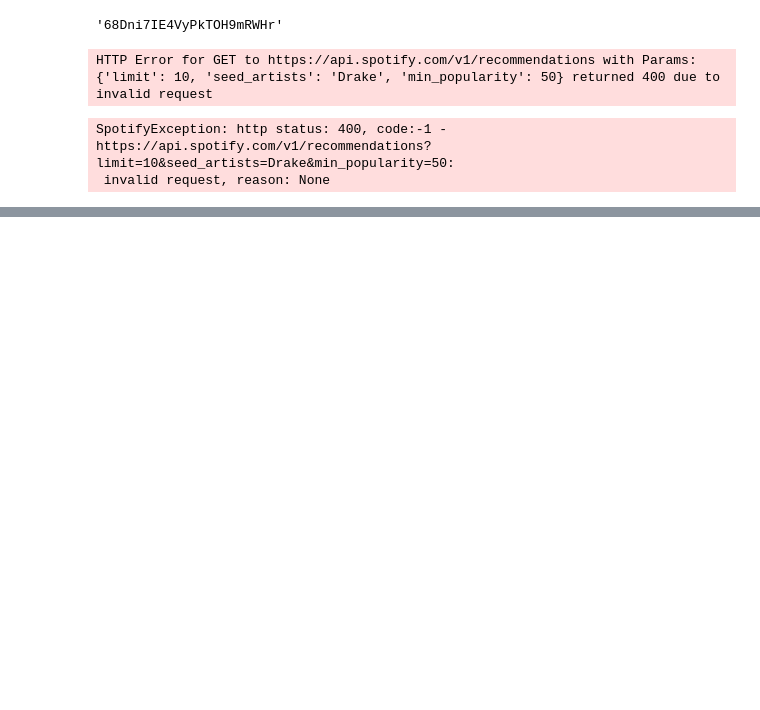
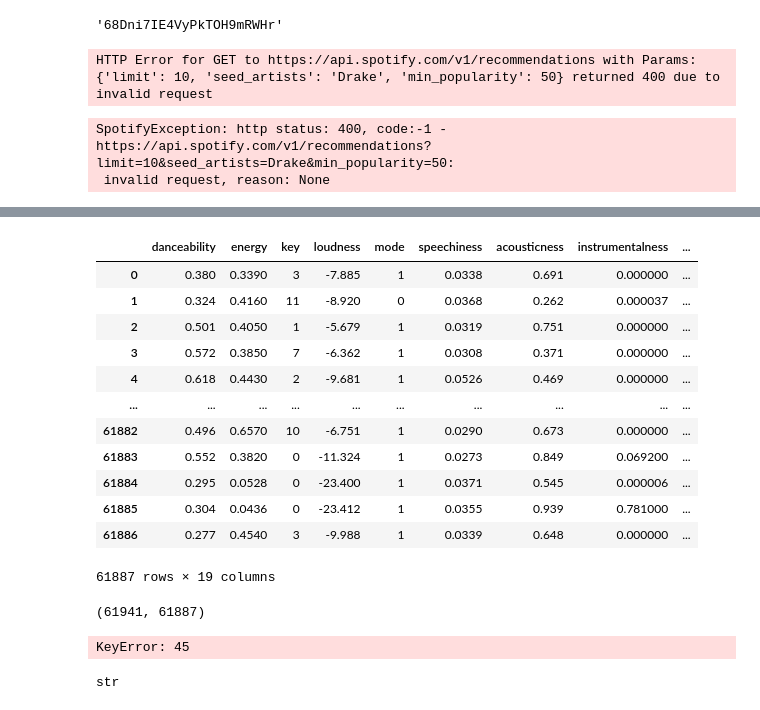
Before and after one commit to ounnuqul/Spotify_Popularity_Prediction_Model_Capstone_Project, a Jupyter notebook: Spotipy_Returns.ipynb, the cells around one changed output, grey strips where cells are left out. Saved outputs shown, nothing was run; the diff lists cells and outputs as text; code cells hidden in the pictures; blank space fills up the shorter version.

```diff
--- a/Spotipy_Returns.ipynb
+++ b/Spotipy_Returns.ipynb
@@ -255,0 +508,4 @@ len(results['genres'])
+# %%
+d_features = {}
+for x in features_new[0].keys():
+    d_features[x] = []
@@ -255,0 +520,10 @@ len(results['genres'])
+# %%
+for i in tqdm(range(len(features_new))):
+    if features_new[i] is not None:
+        for x in d_features.keys():
+            if type(features_new[i][x]) == None:
+                d_features[x].append(np.nan)
+            else:
+                d_features[x].append(features_new[i][x])
+# %%
+df_features = pd.DataFrame(d_features)
@@ -255,0 +618,29 @@ len(results['genres'])
+# %%
+df_features
+# %% [output]
+|  | danceability | energy | key | loudness | mode | speechiness | acousticness | instrumentalness | ... |
+| 0 | 0.380 | 0.3390 | 3 | -7.885 | 1 | 0.0338 | 0.691 | 0.000000 | ... |
+| 1 | 0.324 | 0.4160 | 11 | -8.920 | 0 | 0.0368 | 0.262 | 0.000037 | ... |
+| 2 | 0.501 | 0.4050 | 1 | -5.679 | 1 | 0.0319 | 0.751 | 0.000000 | ... |
+| 3 | 0.572 | 0.3850 | 7 | -6.362 | 1 | 0.0308 | 0.371 | 0.000000 | ... |
+| 4 | 0.618 | 0.4430 | 2 | -9.681 | 1 | 0.0526 | 0.469 | 0.000000 | ... |
+| ... | ... | ... | ... | ... | ... | ... | ... | ... | ... |
+| 61882 | 0.496 | 0.6570 | 10 | -6.751 | 1 | 0.0290 | 0.673 | 0.000000 | ... |
+| 61883 | 0.552 | 0.3820 | 0 | -11.324 | 1 | 0.0273 | 0.849 | 0.069200 | ... |
+| 61884 | 0.295 | 0.0528 | 0 | -23.400 | 1 | 0.0371 | 0.545 | 0.000006 | ... |
+| 61885 | 0.304 | 0.0436 | 0 | -23.412 | 1 | 0.0355 | 0.939 | 0.781000 | ... |
+| 61886 | 0.277 | 0.4540 | 3 | -9.988 | 1 | 0.0339 | 0.648 | 0.000000 | ... |
+61887 rows × 19 columns
+# %%
+len(df_pull_2['track_id']), len(df_features['id'])
+# %% [output]
+(61941, 61887)
+# %%
+for x in range(df_pull_2.shape[0]):
+    assert(df_pull_2['track_id'][x] == df_features['id'][x])
+# %% [output]
+KeyError: 45
+# %%
+type(df_pull_2['preview_url'][6 ])a
+# %% [output]
+str
```
Also changed, not shown: parts of 79 cells of this notebook, 4 other files.
